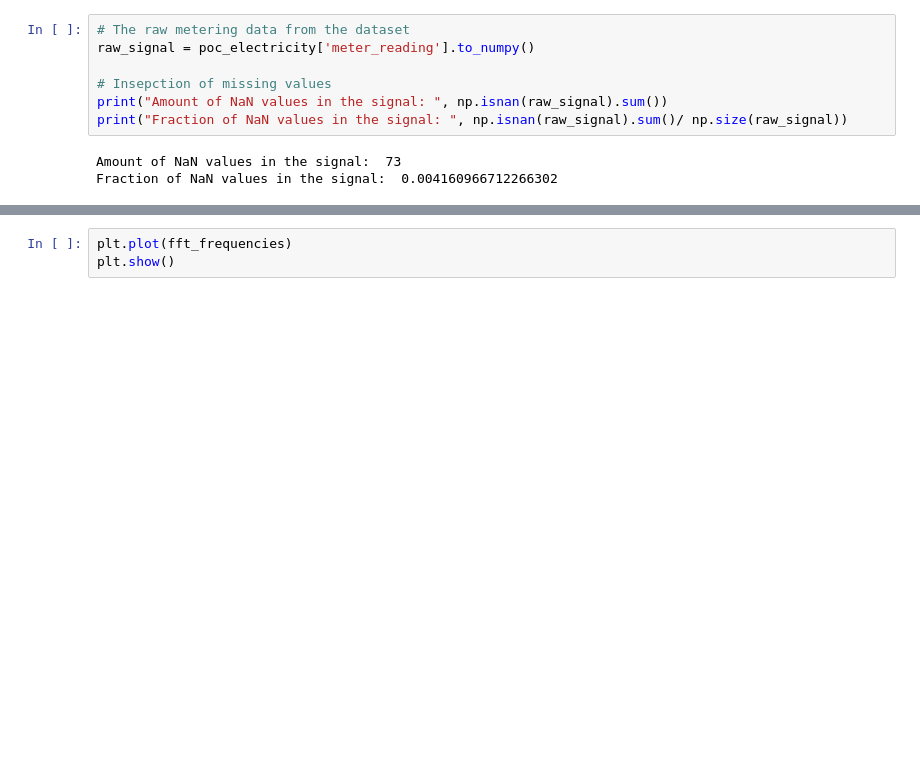
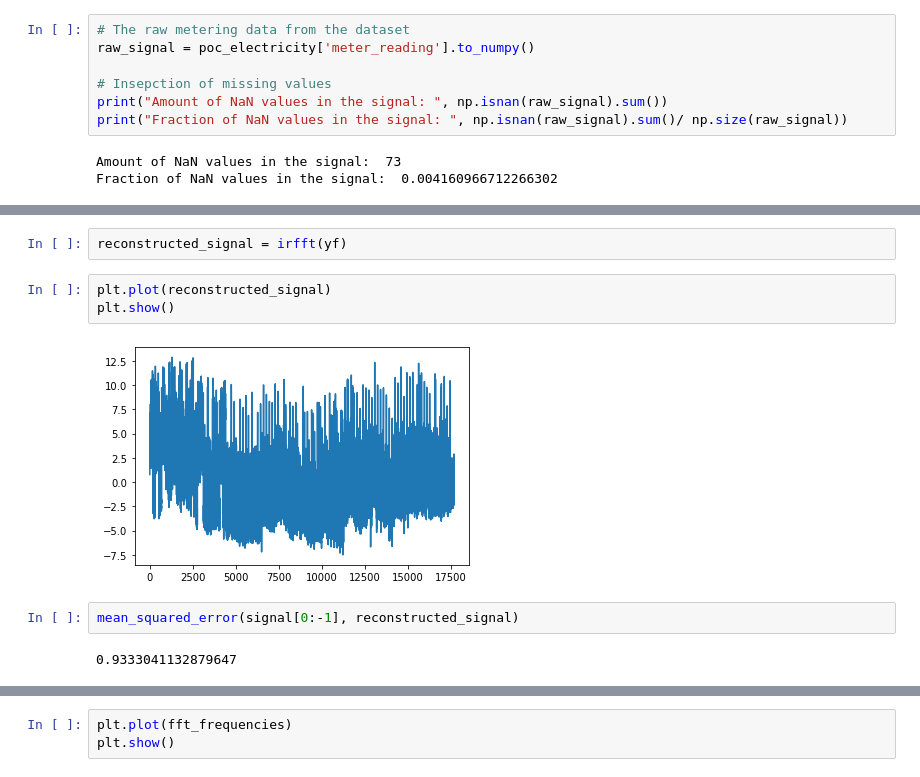
Before and after one commit to mdeppner/energy_demand_prediction_for_buildings, a Jupyter notebook: notebooks/Demand Prediction.ipynb, the cells around one changed output, grey strips where cells are left out. Cells and saved outputs as stored; diff of their text form; blank space fills up the shorter version.

```diff
--- a/notebooks/Demand Prediction.ipynb
+++ b/notebooks/Demand Prediction.ipynb
@@ -339,0 +371,11 @@ input_points
+# %%
+reconstructed_signal = irfft(yf)
+# %%
+plt.plot(reconstructed_signal)
+plt.show()
+# %% [output]
+[figure, added]
+# %%
+mean_squared_error(signal[0:-1], reconstructed_signal)
+# %% [output]
+0.9333041132879647
```
Also changed, not shown: parts of 27 cells of this notebook, 1 other file.
